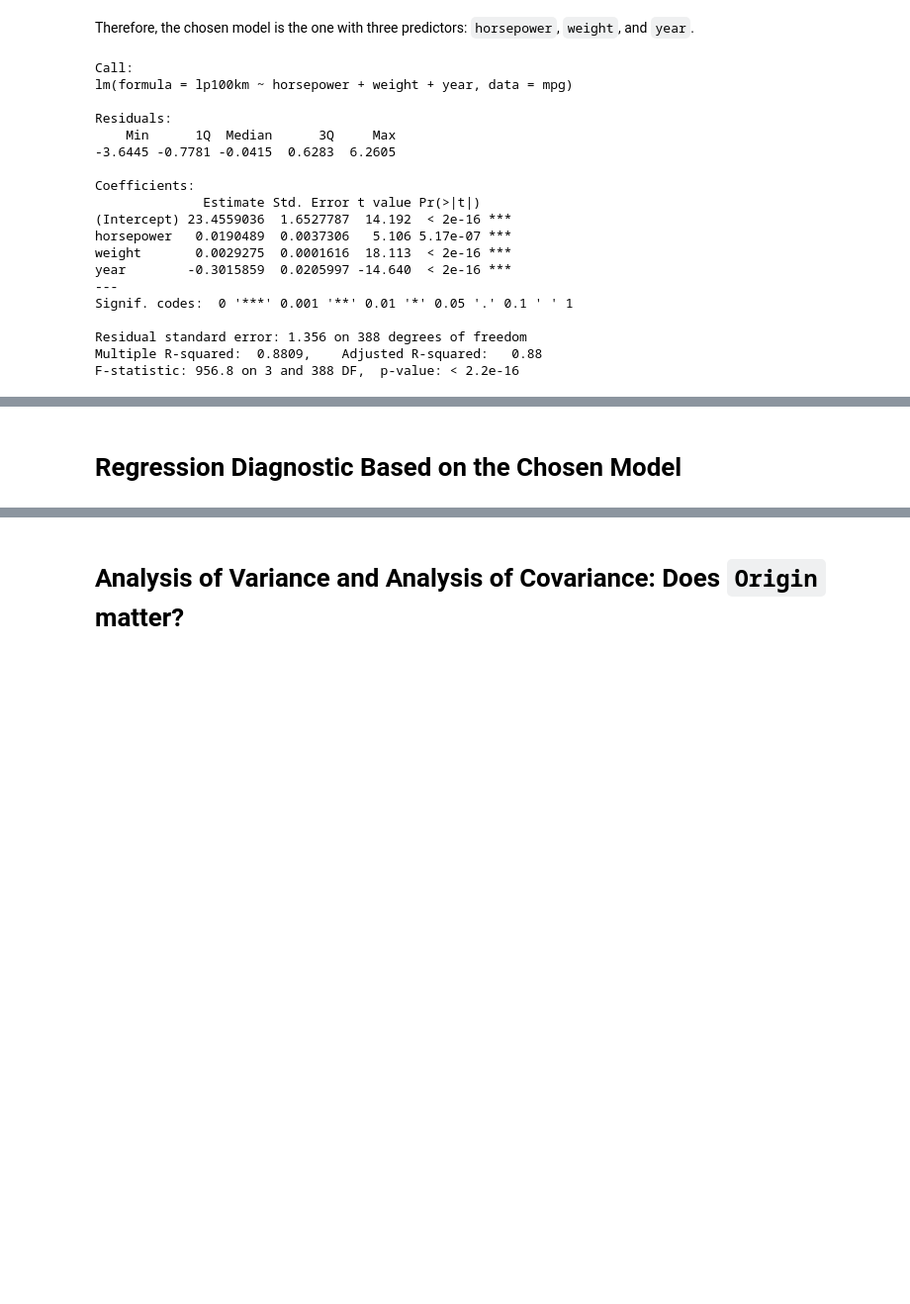
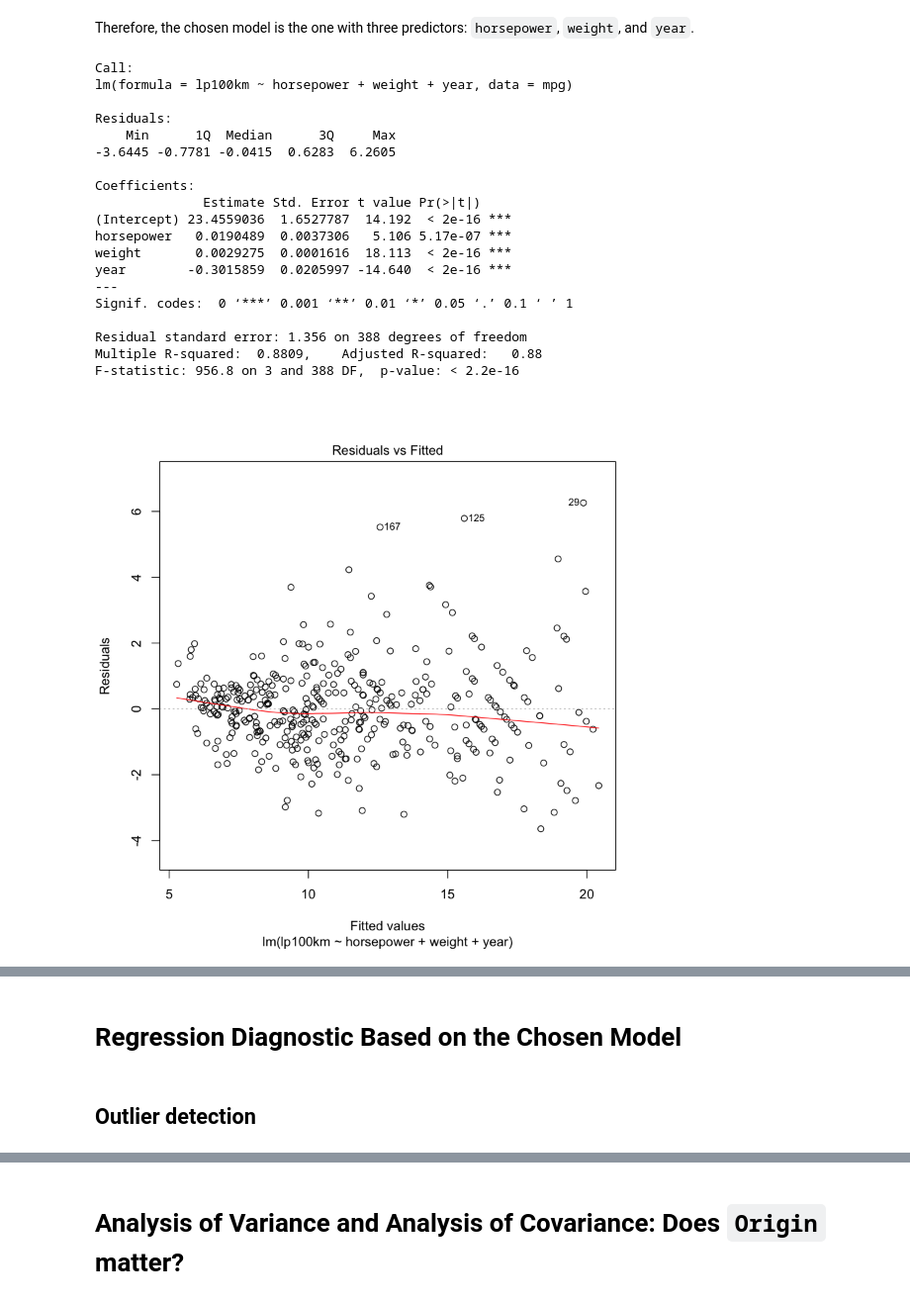
Before and after one commit to KillingVectorField/STA232-Final-Project, a Jupyter notebook: mpg.ipynb, the cells around one changed output, grey strips where cells are left out. Shown at 99% size. Saved outputs shown, nothing was run; the diff lists cells and outputs as text; code cells hidden in the pictures; blank space fills up the shorter version.

```diff
--- a/mpg.ipynb
+++ b/mpg.ipynb
@@ -136,24 +179,27 @@ A data.frame: 8 × 3
 # %% [markdown]
 Therefore, the chosen model is the one with three predictors: `horsepower`, `weight`, and `year`.
 # %%
-summary(lm.chosen<-lm(lp100km~horsepower+weight+year,data=mpg))
+lm.chosen<-lm(lp100km~horsepower+weight+year,data=mpg)
+summary(lm.chosen)
+plot(lm.chosen,which = 1:6)
 # %% [output]
 Call:
 lm(formula = lp100km ~ horsepower + weight + year, data = mpg)
 
 Residuals:
     Min      1Q  Median      3Q     Max
 -3.6445 -0.7781 -0.0415  0.6283  6.2605
 
 Coefficients:
               Estimate Std. Error t value Pr(>|t|)
 (Intercept) 23.4559036  1.6527787  14.192  < 2e-16 ***
 horsepower   0.0190489  0.0037306   5.106 5.17e-07 ***
 weight       0.0029275  0.0001616  18.113  < 2e-16 ***
 year        -0.3015859  0.0205997 -14.640  < 2e-16 ***
 ---
-Signif. codes:  0 '***' 0.001 '**' 0.01 '*' 0.05 '.' 0.1 ' ' 1
+Signif. codes:  0 ‘***’ 0.001 ‘**’ 0.01 ‘*’ 0.05 ‘.’ 0.1 ‘ ’ 1
 
 Residual standard error: 1.356 on 388 degrees of freedom
 Multiple R-squared:  0.8809,    Adjusted R-squared:   0.88
 F-statistic: 956.8 on 3 and 388 DF,  p-value: < 2.2e-16
+[figure, added]
@@ -160,2 +211,4 @@ F-statistic: 956.8 on 3 and 388 DF,  p-value: < 2.2e-16
 # %% [markdown]
 # Regression Diagnostic Based on the Chosen Model
+# %% [markdown]
+## Outlier detection
```
Also changed, not shown: parts of 27 cells of this notebook.
